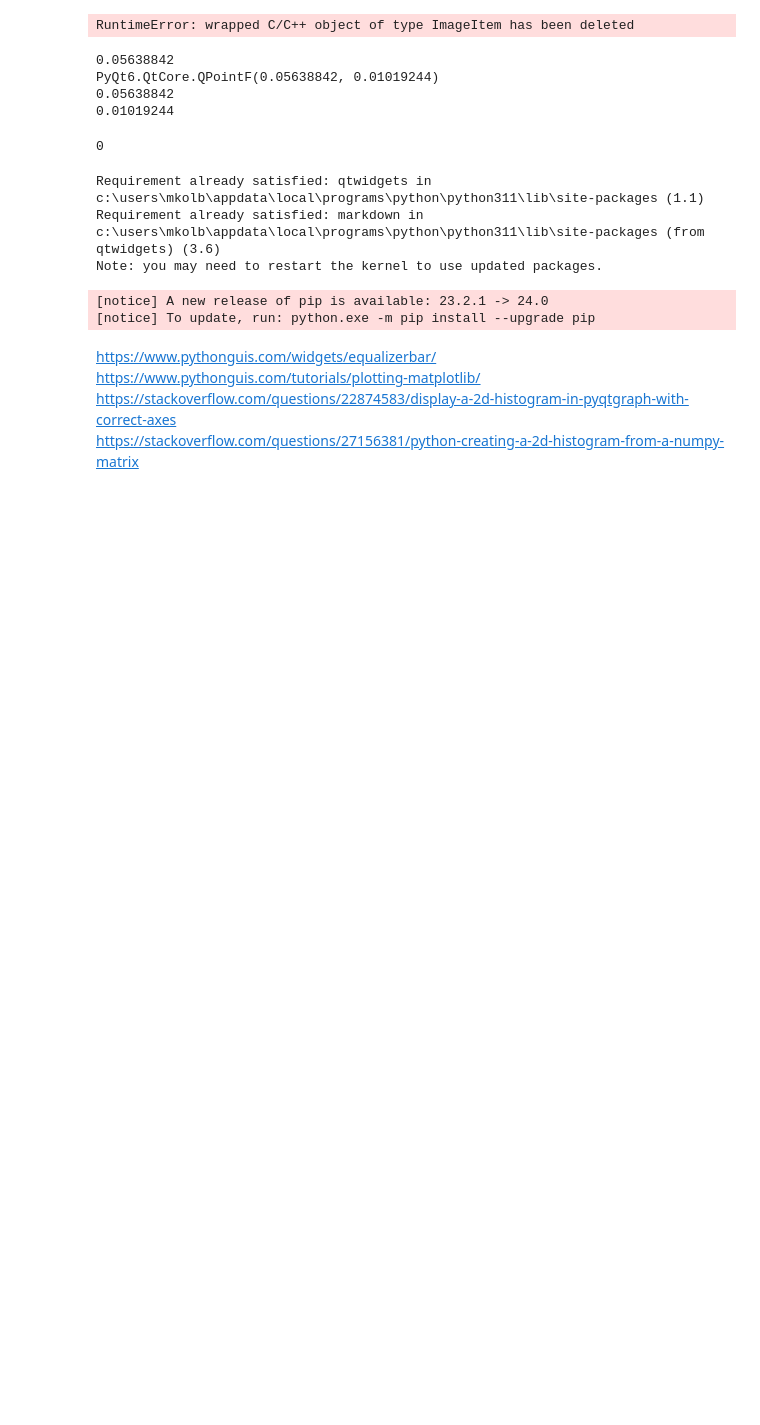
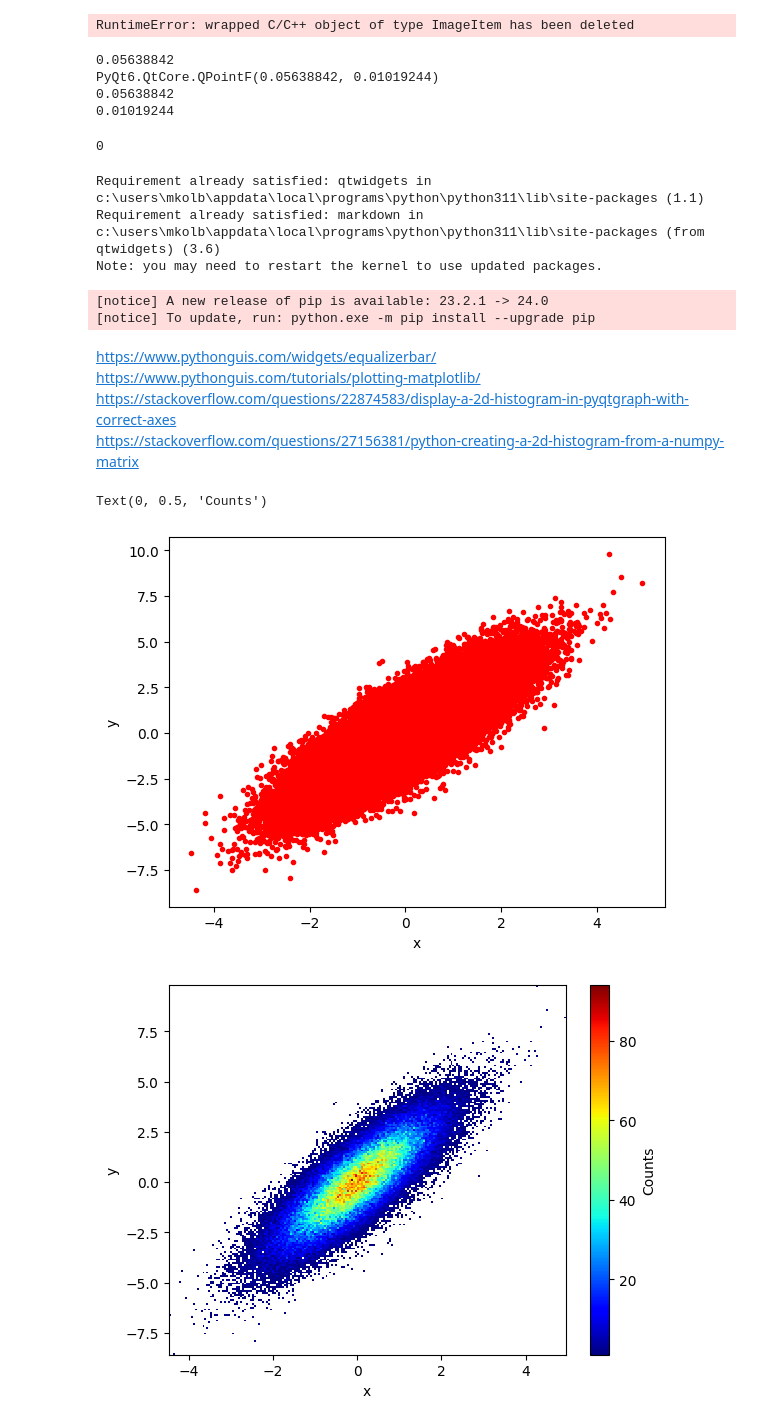
Before and after one commit to kolbycheesey/Python, a Jupyter notebook: Testing/test.ipynb, the cells around one changed output. Saved outputs shown, nothing was run; the diff lists cells and outputs as text; code cells hidden in the pictures; blank space fills up the shorter version.

Commit message:
2d histo work

```diff
--- a/Testing/test.ipynb
+++ b/Testing/test.ipynb
@@ -133,3 +133,46 @@ https://www.pythonguis.com/widgets/equalizerbar/ \
 https://www.pythonguis.com/tutorials/plotting-matplotlib/ \
 https://stackoverflow.com/questions/22874583/display-a-2d-histogram-in-pyqtgraph-with-correct-axes \
 https://stackoverflow.com/questions/27156381/python-creating-a-2d-histogram-from-a-numpy-matrix
+# %%
+import sys
+import numpy as np
+import matplotlib.pyplot as plt
+from time import sleep
+
+# np.set_printoptions(threshold=sys.maxsize)
+
+# Create some random numbers
+n = 100000
+x = np.random.randn(n)
+y = (1.5 * x) + np.random.randn(n)
+
+# Plot data
+fig1 = plt.figure()
+plt.plot(x,y,'.r')
+plt.xlabel('x')
+plt.ylabel('y')
+
+# Estimate the 2D histogram
+nbins = 200
+H, xedges, yedges = np.histogram2d(x,y,bins=nbins)
+
+# H needs to be rotated and flipped
+H = np.rot90(H)
+H = np.flipud(H)
+# print(f"H: {H}")
+
+# Mask zeros
+Hmasked = np.ma.masked_where(H==0,H) # Mask pixels with a value of zero
+# print(f"Hmasked: {Hmasked}")
+
+# Plot 2D histogram using pcolor
+fig2 = plt.figure()
+plt.pcolormesh(xedges,yedges,Hmasked,cmap='jet')
+plt.xlabel('x')
+plt.ylabel('y')
+cbar = plt.colorbar()
+cbar.ax.set_ylabel('Counts')
+# %% [output]
+Text(0, 0.5, 'Counts')
+[figure, added]
+[figure, added]
```
Also changed, not shown: parts of 1 cell of this notebook.
